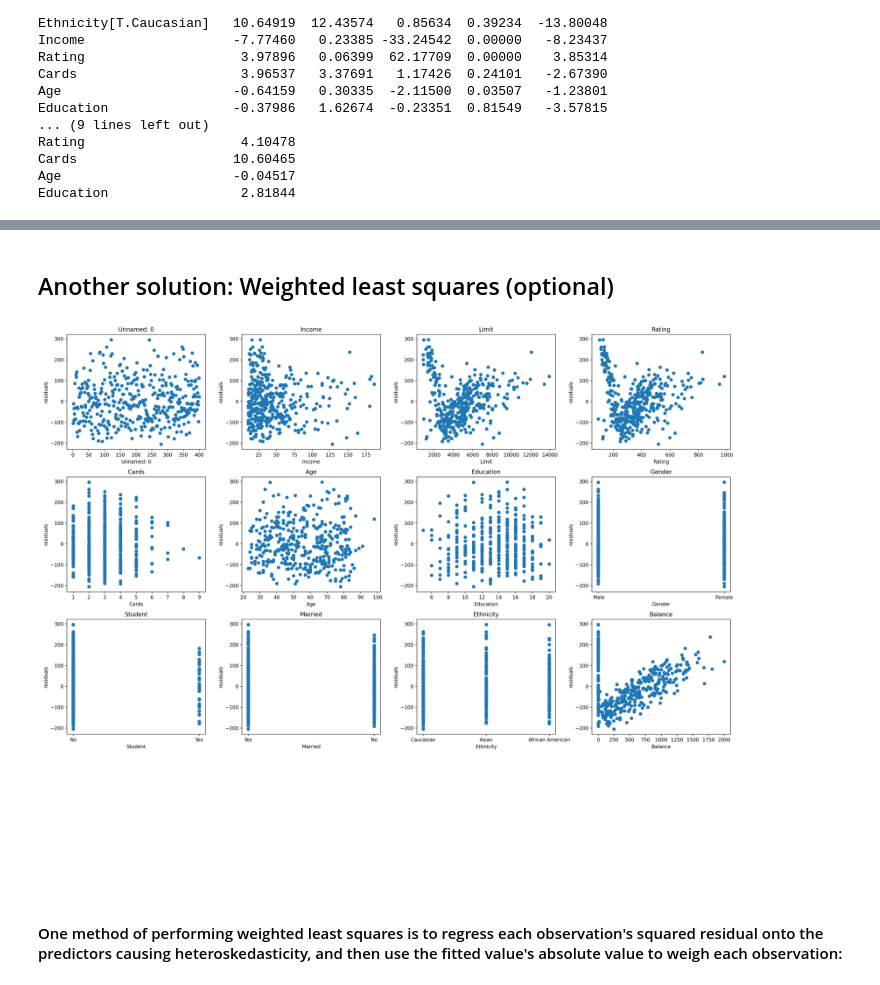
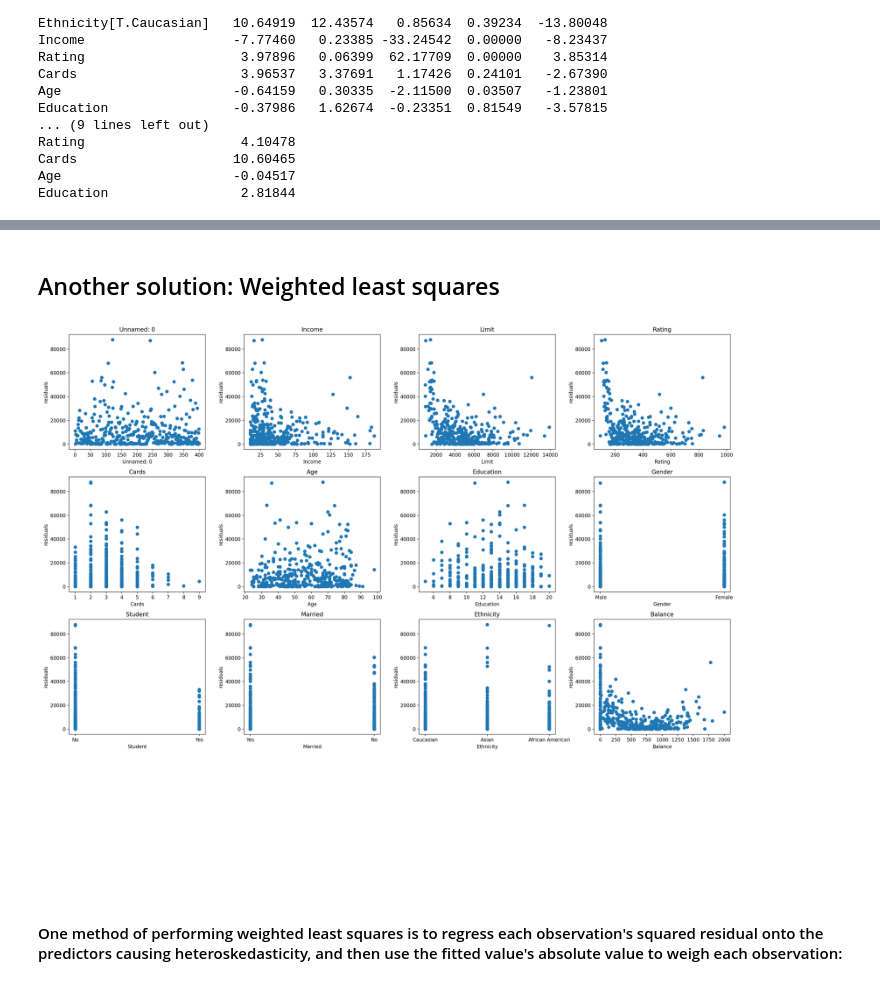
Before and after one commit to codycarroll/regression_f24, a Jupyter notebook: Code/MLR_heteroskedasticity_and_transformations.ipynb, the cells around one changed output, grey strips where cells are left out. Saved outputs shown, nothing was run; the diff lists cells and outputs as text; code cells hidden in the pictures.

```diff
--- a/Code/MLR_heteroskedasticity_and_transformations.ipynb
+++ b/Code/MLR_heteroskedasticity_and_transformations.ipynb
@@ -247,27 +247,27 @@ Notes:
 [2] The condition number is large, 2.73e+03. This might indicate that there are
 strong multicollinearity or other numerical problems.
 # %% [markdown]
-## Another solution: Weighted least squares (optional)
+## Another solution: Weighted least squares
 # %%
 plt.figure(figsize=(20, 16))
 
 # i: index
 for i, col in enumerate(credit.columns):
     plt.subplot(4, 4, i+1)
     x = credit[col]
-    y = model.resid
+    y = model.resid**2
     plt.plot(x, y, 'o')
 
     plt.tight_layout()
     plt.title(col)
     plt.xlabel(col)
     plt.ylabel('residuals')
 
-    # looks like residuals are proportional to Limit and Rating
+    # looks like residuals are proportional to Income, Limit, and Rating
 
 plt.show()
 # %% [output]
-[figure, old version]
+[figure, new version]
 # %% [markdown]
 #### One method of performing weighted least squares is to regress each observation's squared residual onto the predictors causing heteroskedasticity, and then use the fitted value's absolute value to weigh each observation:
 # %%
```
Also changed, not shown: parts of 5 cells of this notebook, 1 other file.
